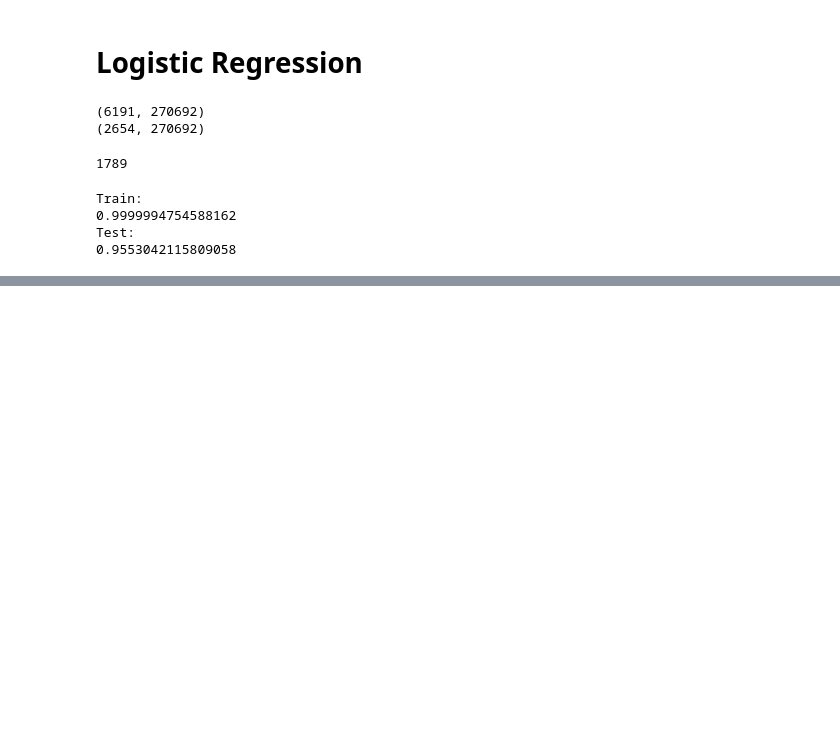
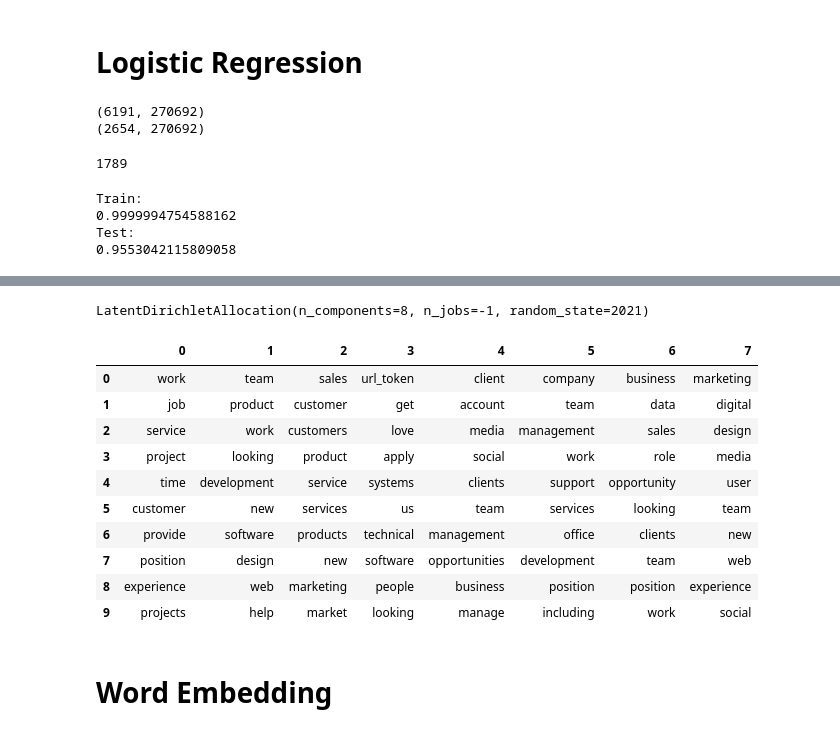
Before and after one commit to hederella/TextAnalytics, a Jupyter notebook: TextAnalyticsPreliminary.ipynb, the cells around one changed output, grey strips where cells are left out. Cells and saved outputs as stored; diff of their text form; code cells hidden in the pictures; blank space fills up the shorter version.

```diff
--- a/TextAnalyticsPreliminary.ipynb
+++ b/TextAnalyticsPreliminary.ipynb
@@ -443,0 +508,29 @@ dfbeta.head(10)
+# %%
+DTM = vectorizer.fit_transform(df["description"])
+lda = LatentDirichletAllocation(n_components=np.argmin(perplexity)+2, n_jobs=-1, random_state=2021)
+lda.fit(DTM)
+# %% [output]
+LatentDirichletAllocation(n_components=8, n_jobs=-1, random_state=2021)
+# %%
+from sklearn import preprocessing
+
+temparray = preprocessing.normalize(lda.components_, norm="l1")
+TTopicM = pd.DataFrame(np.transpose(temparray), index=vectorizer.get_feature_names_out())
+TermOfTopic = pd.DataFrame([])
+for i in range(TTopicM.shape[1]):
+  TermOfTopic[i] = (list(TTopicM.sort_values(by=i, ascending=False).iloc[:10, i].index))
+TermOfTopic
+# %% [output]
+|  | 0 | 1 | 2 | 3 | 4 | 5 | 6 | 7 |
+| 0 | work | team | sales | url_token | client | company | business | marketing |
+| 1 | job | product | customer | get | account | team | data | digital |
+| 2 | service | work | customers | love | media | management | sales | design |
+| 3 | project | looking | product | apply | social | work | role | media |
+| 4 | time | development | service | systems | clients | support | opportunity | user |
+| 5 | customer | new | services | us | team | services | looking | team |
+| 6 | provide | software | products | technical | management | office | clients | new |
+| 7 | position | design | new | software | opportunities | development | team | web |
+| 8 | experience | web | marketing | people | business | position | position | experience |
+| 9 | projects | help | market | looking | manage | including | work | social |
+# %% [markdown]
+#  Word Embedding
```
Also changed, not shown: parts of 23 cells of this notebook.
